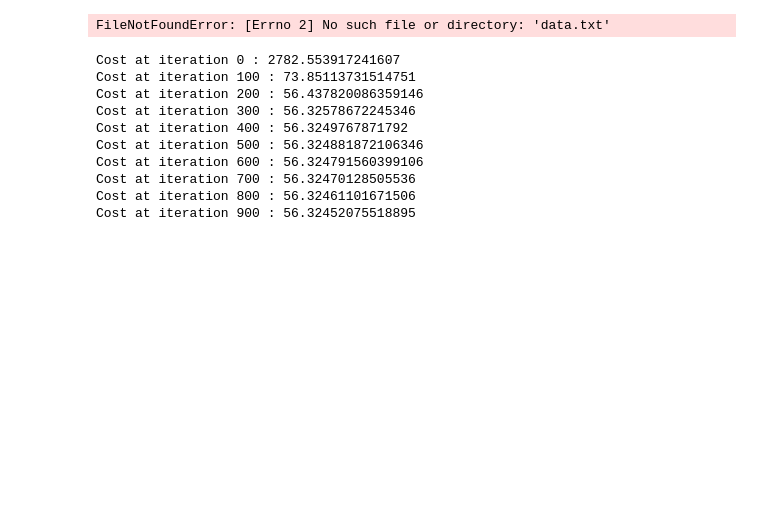
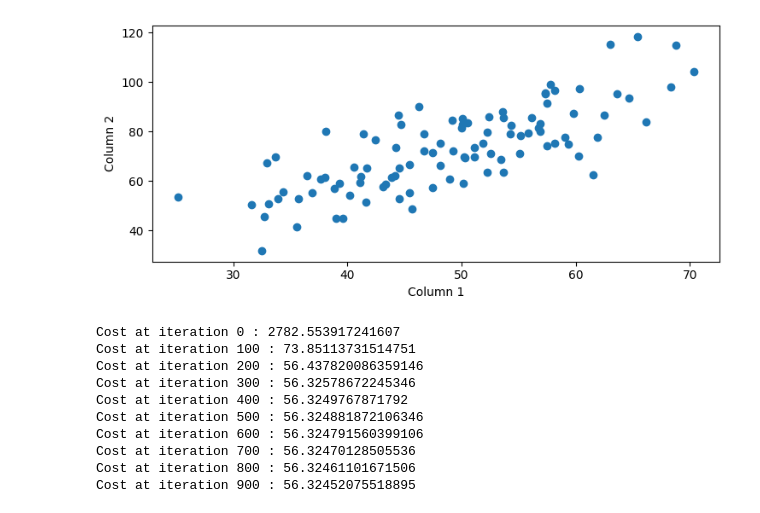
Before and after one commit to muznyahamed/sem7_Ml_assignment1, a Jupyter notebook: assighnment1.ipynb, the cells around one changed output. Cells and saved outputs as stored; diff of their text form; code cells hidden in the pictures; blank space fills up the shorter version.

```diff
--- a/assighnment1.ipynb
+++ b/assighnment1.ipynb
@@ -1,18 +1,18 @@
 # %%
 import matplotlib.pyplot as plt
 import pandas as pd
 from sklearn.linear_model import LinearRegression
 # Load the data from the CSV file
-data = pd.read_csv('data.txt',header=0)
+data = pd.read_csv('data1.txt',header=0)
 data = data.dropna()
 # Extract the two columns to be plotted
 x = data['feature']
 y = data['output']
 # Plot the data
 plt.scatter(x, y)
 plt.xlabel('Column 1')
 plt.ylabel('Column 2')
 plt.show()
 # %% [output]
-FileNotFoundError: [Errno 2] No such file or directory: 'data.txt'
+[figure, added]
 # %%
```
Also changed, not shown: parts of 7 cells of this notebook, 2 other files.
